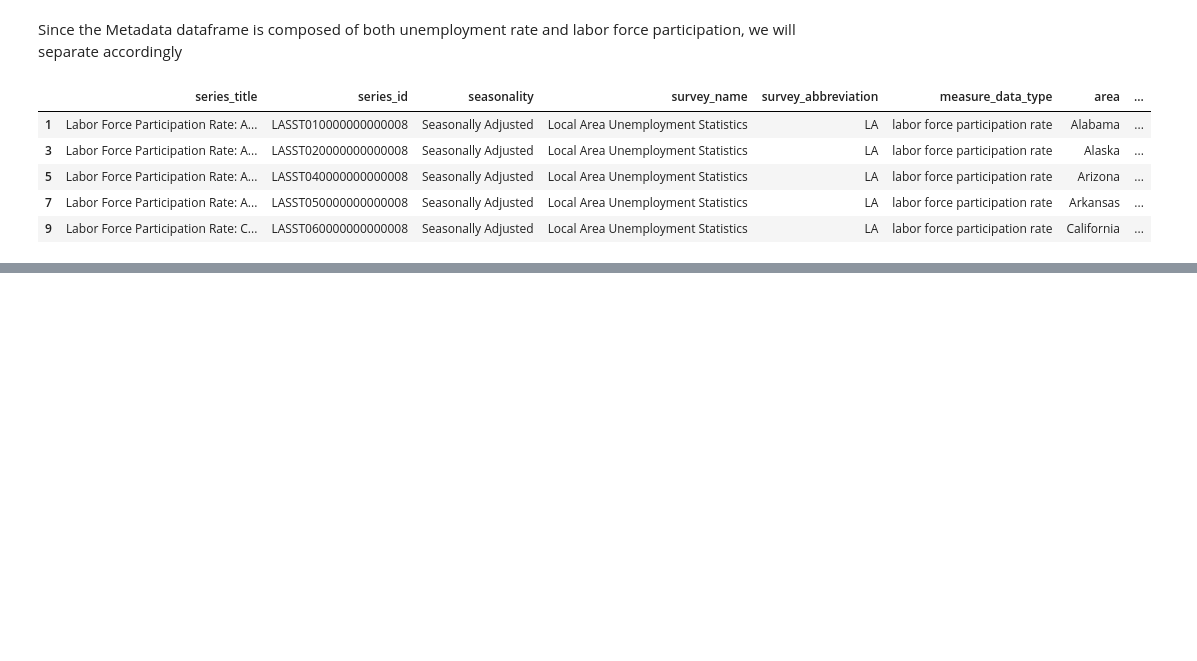
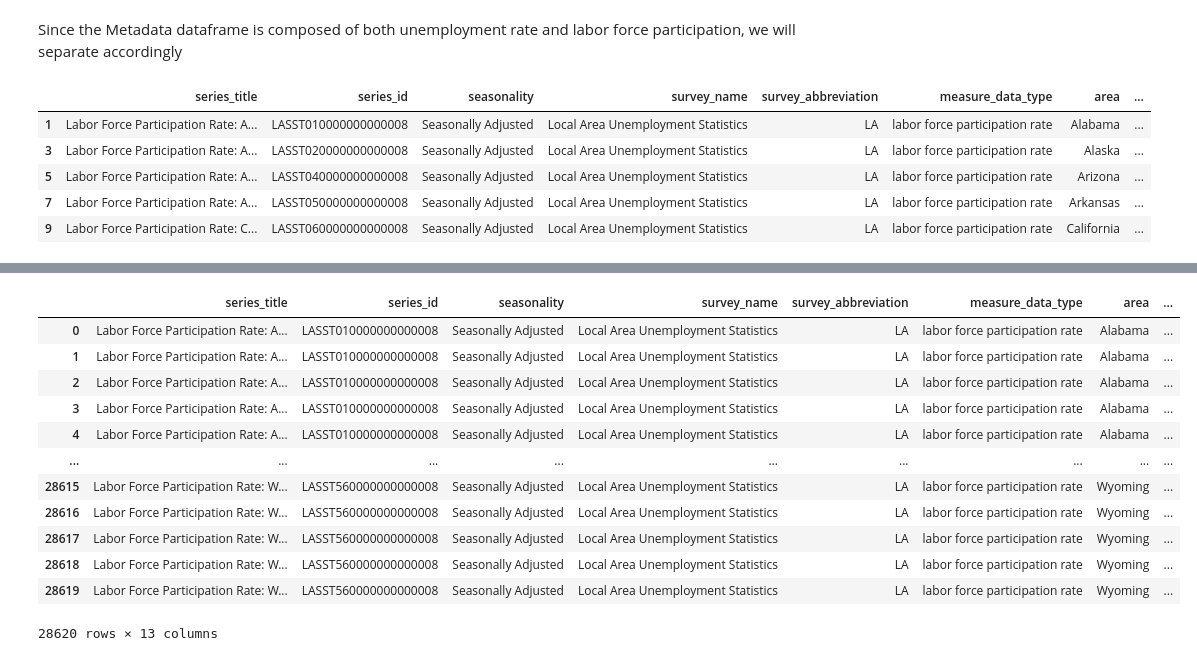
Before and after one commit to vgm236/ferrante_moreira_data_project, a Jupyter notebook: app/ferrante_moreira_project.ipynb, the cells around one changed output, grey strips where cells are left out. Drawn from its saved outputs; the diff is of its cells as text; code cells hidden in the pictures; blank space fills up the shorter version.

```diff
--- a/app/ferrante_moreira_project.ipynb
+++ b/app/ferrante_moreira_project.ipynb
@@ -424,0 +482,18 @@ df_lfp.head()
+# %%
+# Merge df on df_lfp by series id to fet each states labor force participation rate
+df_lfp_values = df_lfp.merge(df, on="series_id", how="left")
+df_lfp_values
+# %% [output]
+|  | series_title | series_id | seasonality | survey_name | survey_abbreviation | measure_data_type | area | ... |
+| 0 | Labor Force Participation Rate: A... | LASST010000000000008 | Seasonally Adjusted | Local Area Unemployment Statistics | LA | labor force participation rate | Alabama | ... |
+| 1 | Labor Force Participation Rate: A... | LASST010000000000008 | Seasonally Adjusted | Local Area Unemployment Statistics | LA | labor force participation rate | Alabama | ... |
+| 2 | Labor Force Participation Rate: A... | LASST010000000000008 | Seasonally Adjusted | Local Area Unemployment Statistics | LA | labor force participation rate | Alabama | ... |
+| 3 | Labor Force Participation Rate: A... | LASST010000000000008 | Seasonally Adjusted | Local Area Unemployment Statistics | LA | labor force participation rate | Alabama | ... |
+| 4 | Labor Force Participation Rate: A... | LASST010000000000008 | Seasonally Adjusted | Local Area Unemployment Statistics | LA | labor force participation rate | Alabama | ... |
+| ... | ... | ... | ... | ... | ... | ... | ... | ... |
+| 28615 | Labor Force Participation Rate: W... | LASST560000000000008 | Seasonally Adjusted | Local Area Unemployment Statistics | LA | labor force participation rate | Wyoming | ... |
+| 28616 | Labor Force Participation Rate: W... | LASST560000000000008 | Seasonally Adjusted | Local Area Unemployment Statistics | LA | labor force participation rate | Wyoming | ... |
+| 28617 | Labor Force Participation Rate: W... | LASST560000000000008 | Seasonally Adjusted | Local Area Unemployment Statistics | LA | labor force participation rate | Wyoming | ... |
+| 28618 | Labor Force Participation Rate: W... | LASST560000000000008 | Seasonally Adjusted | Local Area Unemployment Statistics | LA | labor force participation rate | Wyoming | ... |
+| 28619 | Labor Force Participation Rate: W... | LASST560000000000008 | Seasonally Adjusted | Local Area Unemployment Statistics | LA | labor force participation rate | Wyoming | ... |
+28620 rows × 13 columns
```
Also changed, not shown: parts of 9 cells of this notebook.
